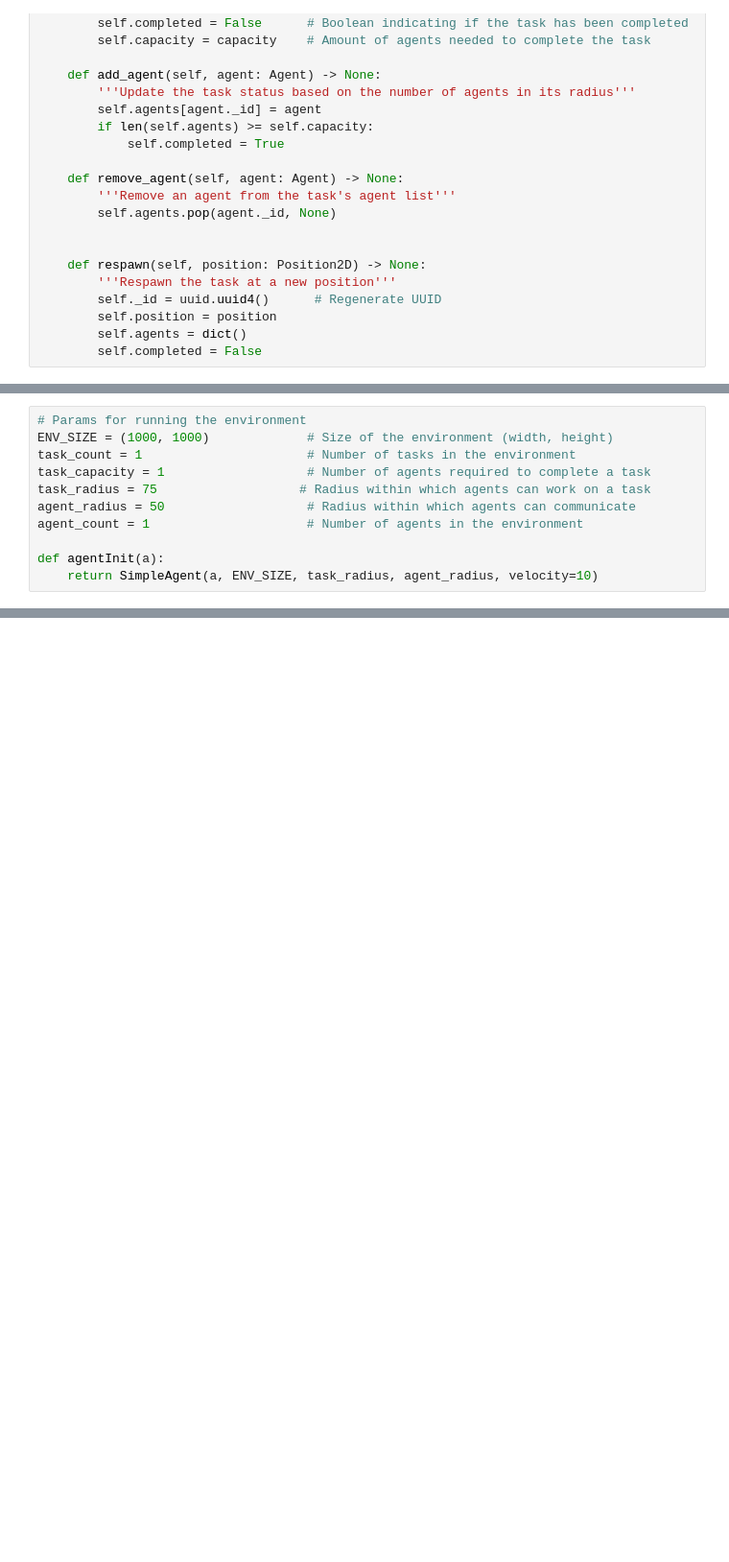
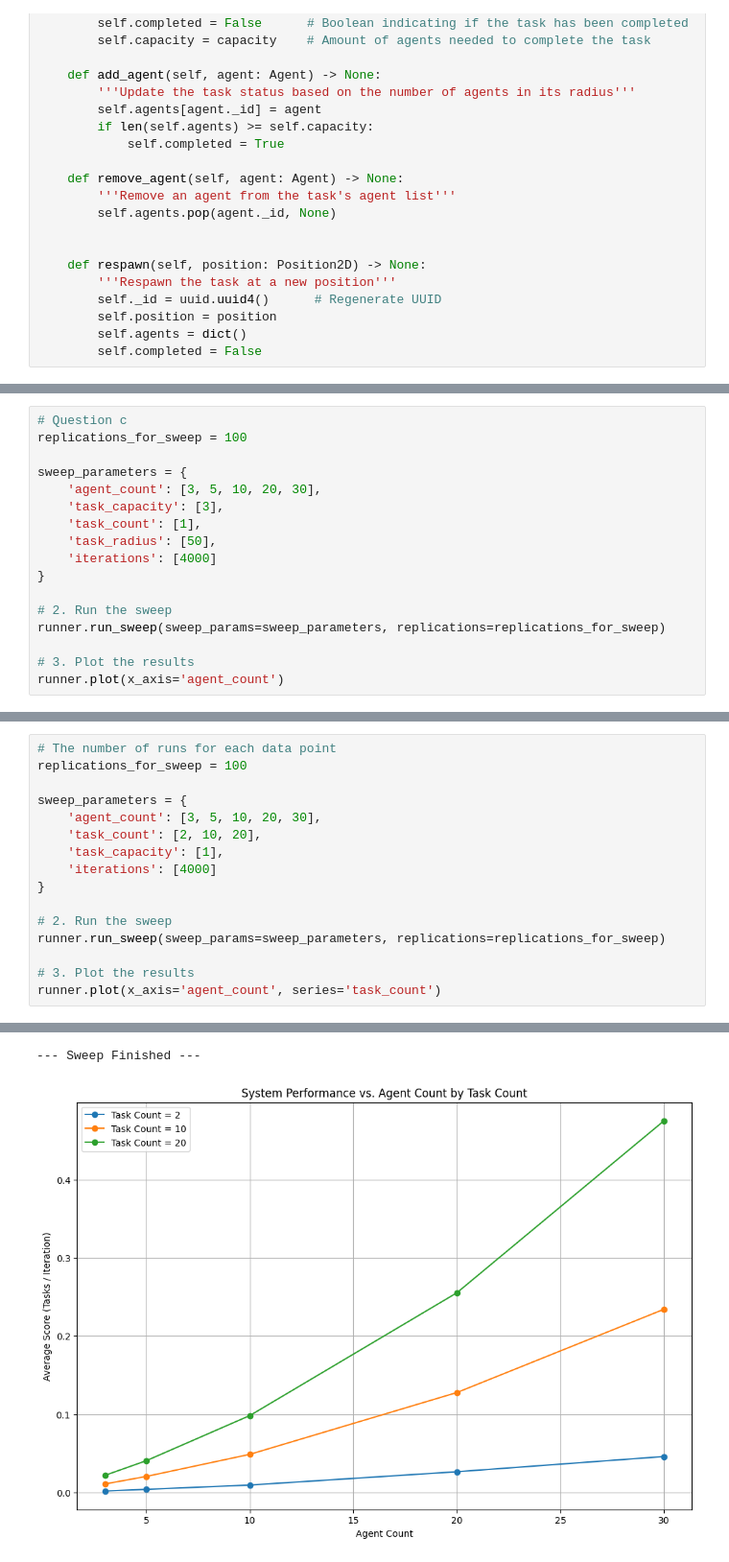
Before and after one commit to trash-hold/MultiAgentSystems_Assignments, a Jupyter notebook: SI_task/TSAC_SI.ipynb, the cells around one changed output, grey strips where cells are left out. Shown at 96% size. Drawn from its saved outputs; the diff is of its cells as text; blank space fills up the shorter version.

```diff
--- a/SI_task/TSAC_SI.ipynb
+++ b/SI_task/TSAC_SI.ipynb
@@ -391,11 +631,0 @@ class SimpleAgent(Agent):
-# %%
-# Params for running the environment
-ENV_SIZE = (1000, 1000)             # Size of the environment (width, height)
-task_count = 1                      # Number of tasks in the environment
-task_capacity = 1                   # Number of agents required to complete a task
-task_radius = 75                   # Radius within which agents can work on a task
-agent_radius = 50                   # Radius within which agents can communicate
-agent_count = 1                     # Number of agents in the environment
-
-def agentInit(a):
-    return SimpleAgent(a, ENV_SIZE, task_radius, agent_radius, velocity=10)
@@ -444,0 +732,17 @@ plt.show()
+# %%
+# Question c
+replications_for_sweep = 100
+
+sweep_parameters = {
+    'agent_count': [3, 5, 10, 20, 30],
+    'task_capacity': [3],
+    'task_count': [1],
+    'task_radius': [50],
+    'iterations': [4000]
+}
+
+# 2. Run the sweep
+runner.run_sweep(sweep_params=sweep_parameters, replications=replications_for_sweep)
+
+# 3. Plot the results
+runner.plot(x_axis='agent_count')
@@ -444,0 +755,17 @@ plt.show()
+# %%
+# The number of runs for each data point
+replications_for_sweep = 100
+
+sweep_parameters = {
+    'agent_count': [3, 5, 10, 20, 30],
+    'task_count': [2, 10, 20],
+    'task_capacity': [1],
+    'iterations': [4000]
+}
+
+# 2. Run the sweep
+runner.run_sweep(sweep_params=sweep_parameters, replications=replications_for_sweep)
+
+# 3. Plot the results
+runner.plot(x_axis='agent_count', series='task_count')
+# %% [output]
@@ -444,0 +773,2 @@ plt.show()
+--- Sweep Finished ---
+[figure, added]
```
Also changed, not shown: parts of 29 cells of this notebook, 11 other files.
